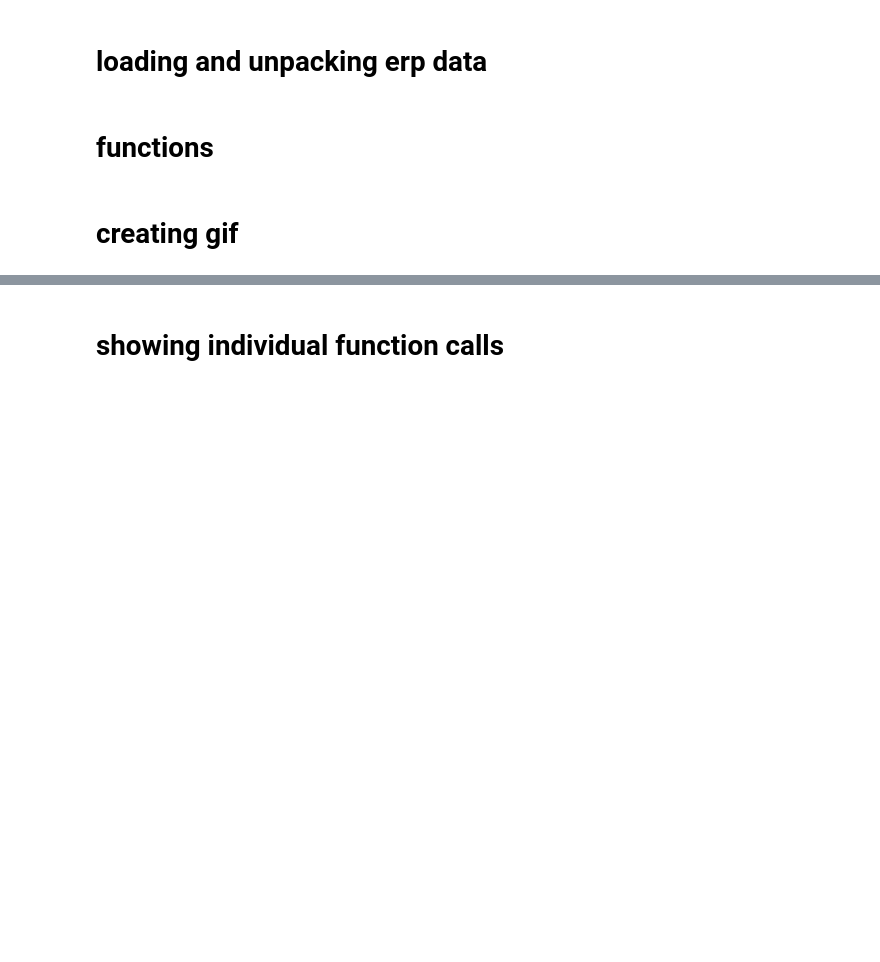
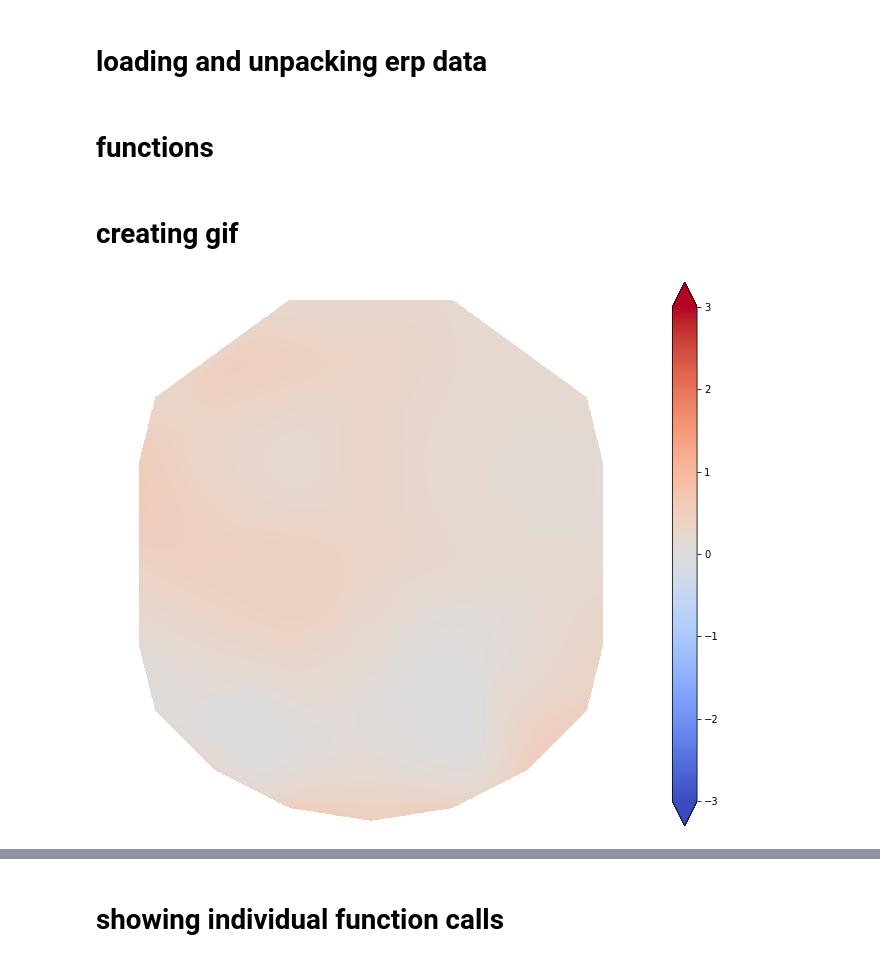
Before and after one commit to WilliamThyer/erp_gif, a Jupyter notebook: gif_erp.ipynb, the cells around one changed output, grey strips where cells are left out. Saved outputs shown, nothing was run; the diff lists cells and outputs as text; code cells hidden in the pictures; blank space fills up the shorter version.

```diff
--- a/gif_erp.ipynb
+++ b/gif_erp.ipynb
@@ -60,3 +79,12 @@ def create_task_image_map(task_images,task_image_timing):
     return task_map
 # %% [markdown]
 # creating gif
+# %%
+# topo gif
+fig = plt.figure(figsize=(12,10))
+ani = animation.FuncAnimation(fig, create_topo, fargs=(erp[1] - erp[0], timepoints,chan_locs_x,chan_locs_y), frames=len(timepoints), repeat=True)
+writer = animation.writers['pillow']
+writer = writer(fps=10)
+ani.save('erpsub.gif',writer=writer)
+# %% [output]
+[figure, added]
```
Also changed, not shown: parts of 9 cells of this notebook.
